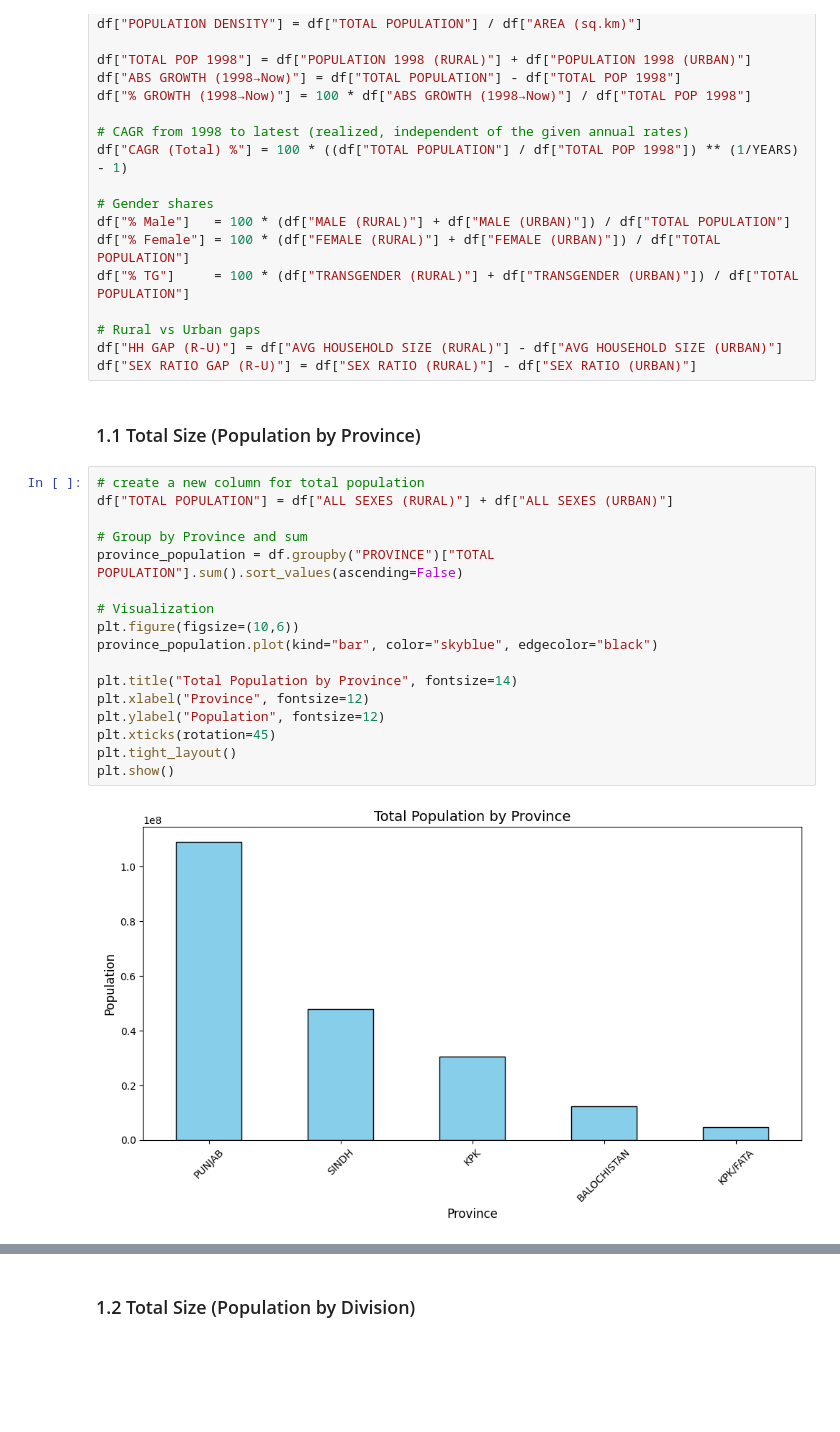
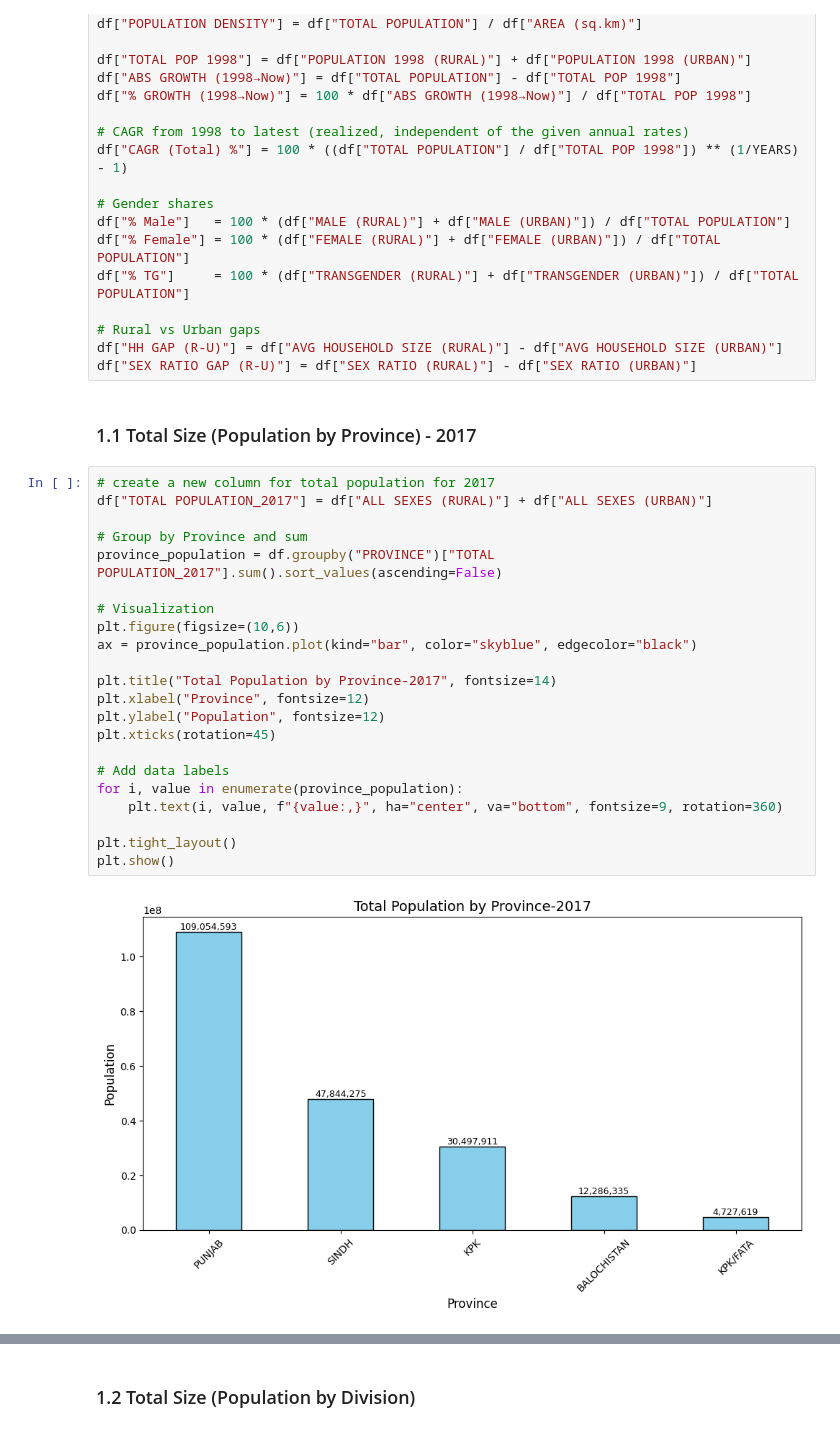
Before and after one commit to ejazurrehman/AI---Data_Science_Course, a Jupyter notebook: pyton_for_data_science/08_pandas_pak_populaiton.ipynb, the cells around one changed output, grey strips where cells are left out. Saved outputs shown, nothing was run; the diff lists cells and outputs as text; blank space fills up the shorter version.

```diff
--- a/pyton_for_data_science/08_pandas_pak_populaiton.ipynb
+++ b/pyton_for_data_science/08_pandas_pak_populaiton.ipynb
@@ -291,23 +291,28 @@ df["% TG"]     = 100 * (df["TRANSGENDER (RURAL)"] + df["TRANSGENDER (URBAN)"]) /
 df["HH GAP (R-U)"] = df["AVG HOUSEHOLD SIZE (RURAL)"] - df["AVG HOUSEHOLD SIZE (URBAN)"]
 df["SEX RATIO GAP (R-U)"] = df["SEX RATIO (RURAL)"] - df["SEX RATIO (URBAN)"]
 # %% [markdown]
-### 1.1 Total Size (Population by Province)
+### 1.1 Total Size (Population by Province) - 2017
-# %%
-# create a new column for total population
-df["TOTAL POPULATION"] = df["ALL SEXES (RURAL)"] + df["ALL SEXES (URBAN)"]
-
-# Group by Province and sum
-province_population = df.groupby("PROVINCE")["TOTAL POPULATION"].sum().sort_values(ascending=False)
-
-# Visualization
-plt.figure(figsize=(10,6))
-province_population.plot(kind="bar", color="skyblue", edgecolor="black")
-
-plt.title("Total Population by Province", fontsize=14)
-plt.xlabel("Province", fontsize=12)
-plt.ylabel("Population", fontsize=12)
-plt.xticks(rotation=45)
-plt.tight_layout()
-plt.show()
-# %% [output]
-[figure, removed]
+# %%
+# create a new column for total population for 2017
+df["TOTAL POPULATION_2017"] = df["ALL SEXES (RURAL)"] + df["ALL SEXES (URBAN)"]
+
+# Group by Province and sum
+province_population = df.groupby("PROVINCE")["TOTAL POPULATION_2017"].sum().sort_values(ascending=False)
+
+# Visualization
+plt.figure(figsize=(10,6))
+ax = province_population.plot(kind="bar", color="skyblue", edgecolor="black")
+
+plt.title("Total Population by Province-2017", fontsize=14)
+plt.xlabel("Province", fontsize=12)
+plt.ylabel("Population", fontsize=12)
+plt.xticks(rotation=45)
+
+# Add data labels
+for i, value in enumerate(province_population):
+    plt.text(i, value, f"{value:,}", ha="center", va="bottom", fontsize=9, rotation=360)
+
+plt.tight_layout()
+plt.show()
+# %% [output]
+[figure, added]
```
Also changed, not shown: parts of 12 cells of this notebook.
